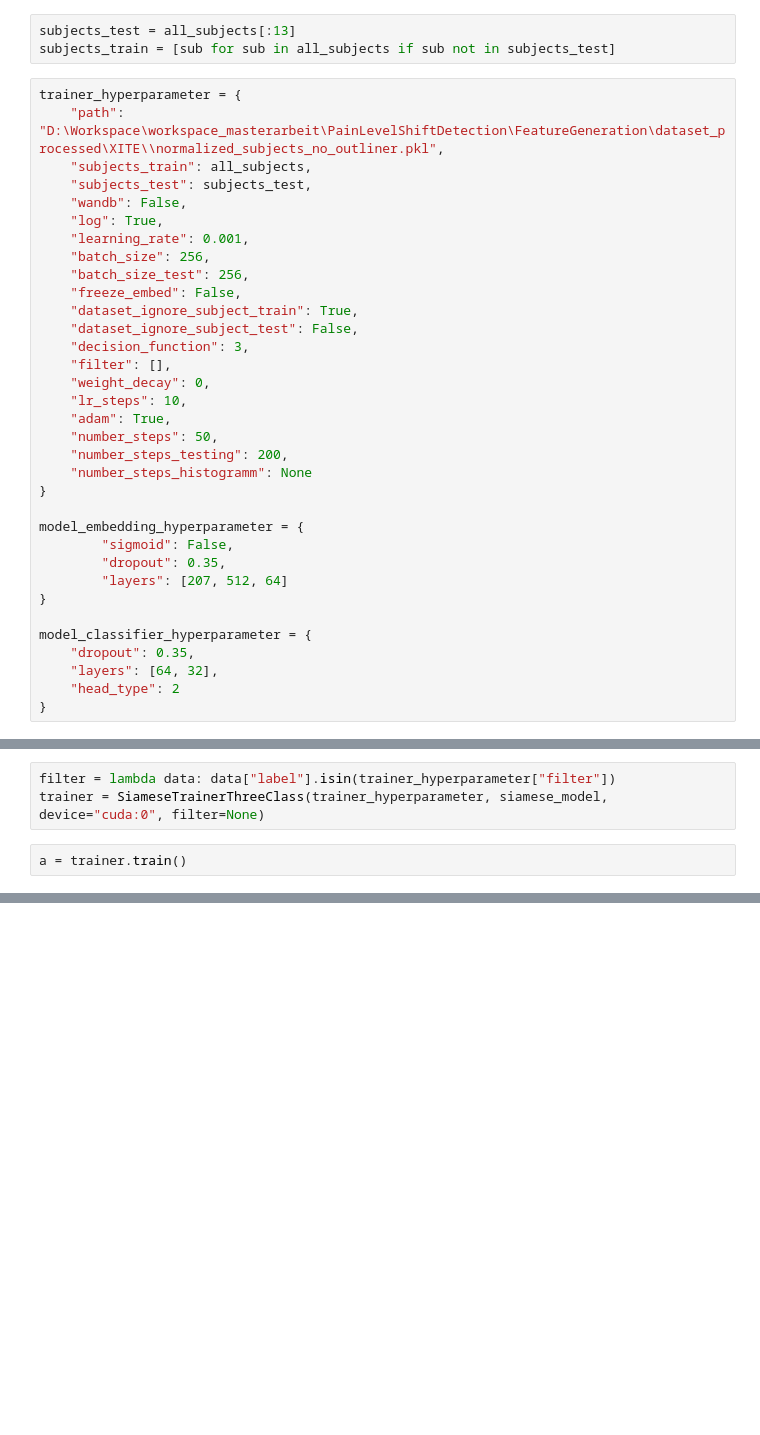
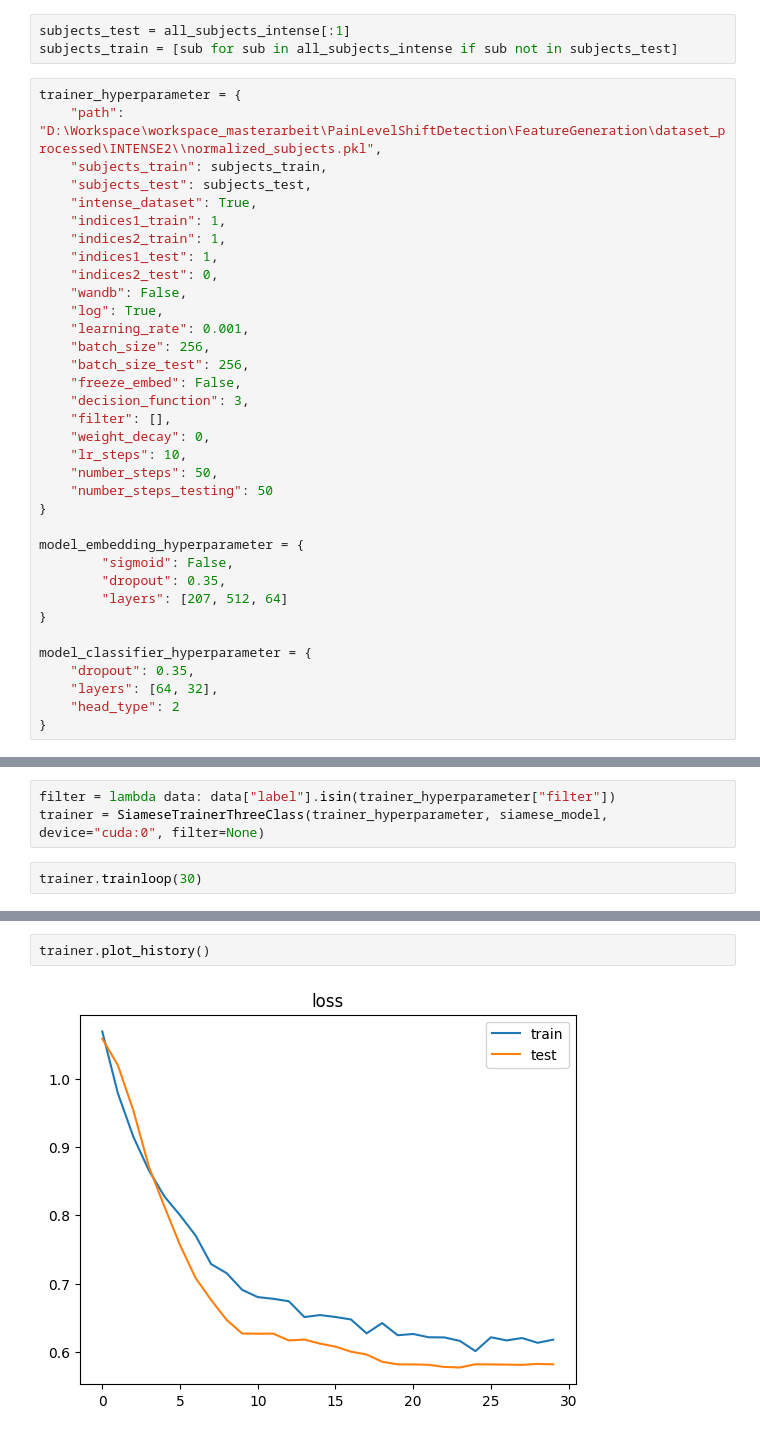
Before and after one commit to sven-knoblauch/PainLevelShiftDetection, a Jupyter notebook: ThreeClassSiamese/test.ipynb, the cells around one changed output, grey strips where cells are left out. Drawn from its saved outputs; the diff is of its cells as text; blank space fills up the shorter version.

Commit message:
add trainer and dataset for

```diff
--- a/ThreeClassSiamese/test.ipynb
+++ b/ThreeClassSiamese/test.ipynb
@@ -11,29 +11,30 @@ from trainer import SiameseTrainerThreeClass, all_subjects
 
 import numpy as np
 # %%
-subjects_test = all_subjects[:13]
-subjects_train = [sub for sub in all_subjects if sub not in subjects_test]
+subjects_test = all_subjects_intense[:1]
+subjects_train = [sub for sub in all_subjects_intense if sub not in subjects_test]
 # %%
 trainer_hyperparameter = {
-    "path": "D:\Workspace\workspace_masterarbeit\PainLevelShiftDetection\FeatureGeneration\dataset_processed\XITE\\normalized_subjects_no_outliner.pkl",
-    "subjects_train": all_subjects,
+    "path": "D:\Workspace\workspace_masterarbeit\PainLevelShiftDetection\FeatureGeneration\dataset_processed\INTENSE2\\normalized_subjects.pkl",
+    "subjects_train": subjects_train,
     "subjects_test": subjects_test,
+    "intense_dataset": True,
+    "indices1_train": 1,
+    "indices2_train": 1,
+    "indices1_test": 1,
+    "indices2_test": 0,
     "wandb": False,
     "log": True,
     "learning_rate": 0.001,
     "batch_size": 256,
     "batch_size_test": 256,
     "freeze_embed": False,
-    "dataset_ignore_subject_train": True,
-    "dataset_ignore_subject_test": False,
     "decision_function": 3,
     "filter": [],
     "weight_decay": 0,
     "lr_steps": 10,
-    "adam": True,
     "number_steps": 50,
-    "number_steps_testing": 200,
-    "number_steps_histogramm": None
+    "number_steps_testing": 50
 }
 
 model_embedding_hyperparameter = {
@@ -55,5 +56,5 @@ siamese_model = SiameseModel(embedding_model, classifier_model, decision_functio
 # %%
 filter = lambda data: data["label"].isin(trainer_hyperparameter["filter"])
 trainer = SiameseTrainerThreeClass(trainer_hyperparameter, siamese_model, device="cuda:0", filter=None)
-# %%
-a = trainer.train()
+# %%
+trainer.trainloop(30)
@@ -59,0 +79,4 @@ a = trainer.train()
+# %%
+trainer.plot_history()
+# %% [output]
+[figure, added]
```
Also changed, not shown: parts of 4 cells of this notebook, 3 other files.
